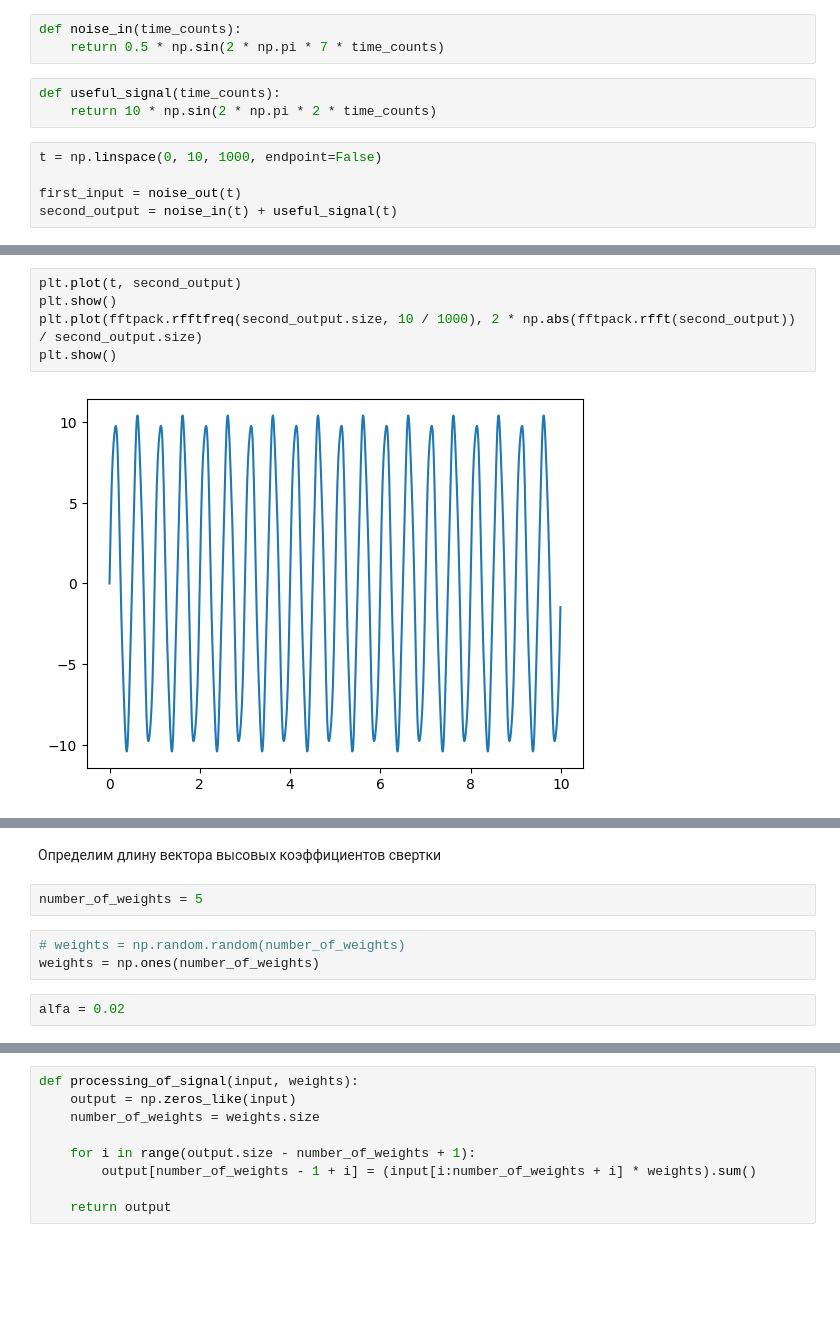
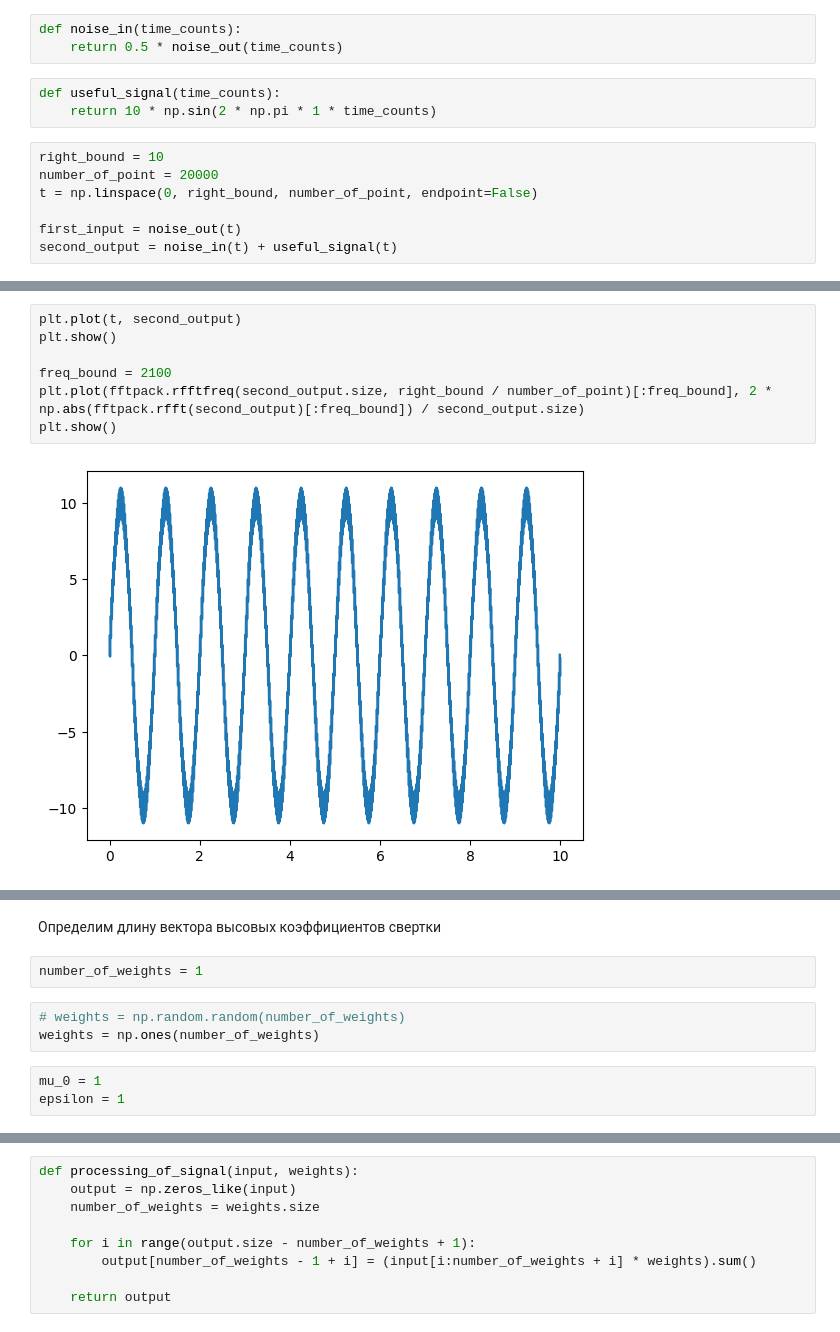
Before and after one commit to dd114/Adaptive-filter-1, a Jupyter notebook: Adaptive-filter-1.ipynb, the cells around one changed output, grey strips where cells are left out. Drawn from its saved outputs; the diff is of its cells as text; blank space fills up the shorter version.

```diff
--- a/Adaptive-filter-1.ipynb
+++ b/Adaptive-filter-1.ipynb
@@ -10,11 +8,13 @@ def noise_out(time_counts):
+# %%
+def noise_in(time_counts):
+    return 0.5 * noise_out(time_counts)
 # %%
-def noise_in(time_counts):
-    return 0.5 * np.sin(2 * np.pi * 7 * time_counts)
+def useful_signal(time_counts):
+    return 10 * np.sin(2 * np.pi * 1 * time_counts)
-# %%
-def useful_signal(time_counts):
-    return 10 * np.sin(2 * np.pi * 2 * time_counts)
 # %%
-t = np.linspace(0, 10, 1000, endpoint=False)
+right_bound = 10
+number_of_point = 20000
+t = np.linspace(0, right_bound, number_of_point, endpoint=False)
 
 first_input = noise_out(t)
 second_output = noise_in(t) + useful_signal(t)
@@ -26,7 +27,9 @@ plt.show()
 # %%
 plt.plot(t, second_output)
 plt.show()
-plt.plot(fftpack.rfftfreq(second_output.size, 10 / 1000), 2 * np.abs(fftpack.rfft(second_output)) / second_output.size)
+
+freq_bound = 2100
+plt.plot(fftpack.rfftfreq(second_output.size, right_bound / number_of_point)[:freq_bound], 2 * np.abs(fftpack.rfft(second_output)[:freq_bound]) / second_output.size)
 plt.show()
 # %% [output]
-[figure, old version]
+[figure, new version]
@@ -34,10 +37,11 @@ plt.show()
 # %% [markdown]
 Определим длину вектора высовых коэффициентов свертки
 # %%
-number_of_weights = 5
+number_of_weights = 1
 # %%
 # weights = np.random.random(number_of_weights)
 weights = np.ones(number_of_weights)
-# %%
-alfa = 0.02
+# %%
+mu_0 = 1
+epsilon = 1
 # %%
```
Also changed, not shown: parts of 8 cells of this notebook.
